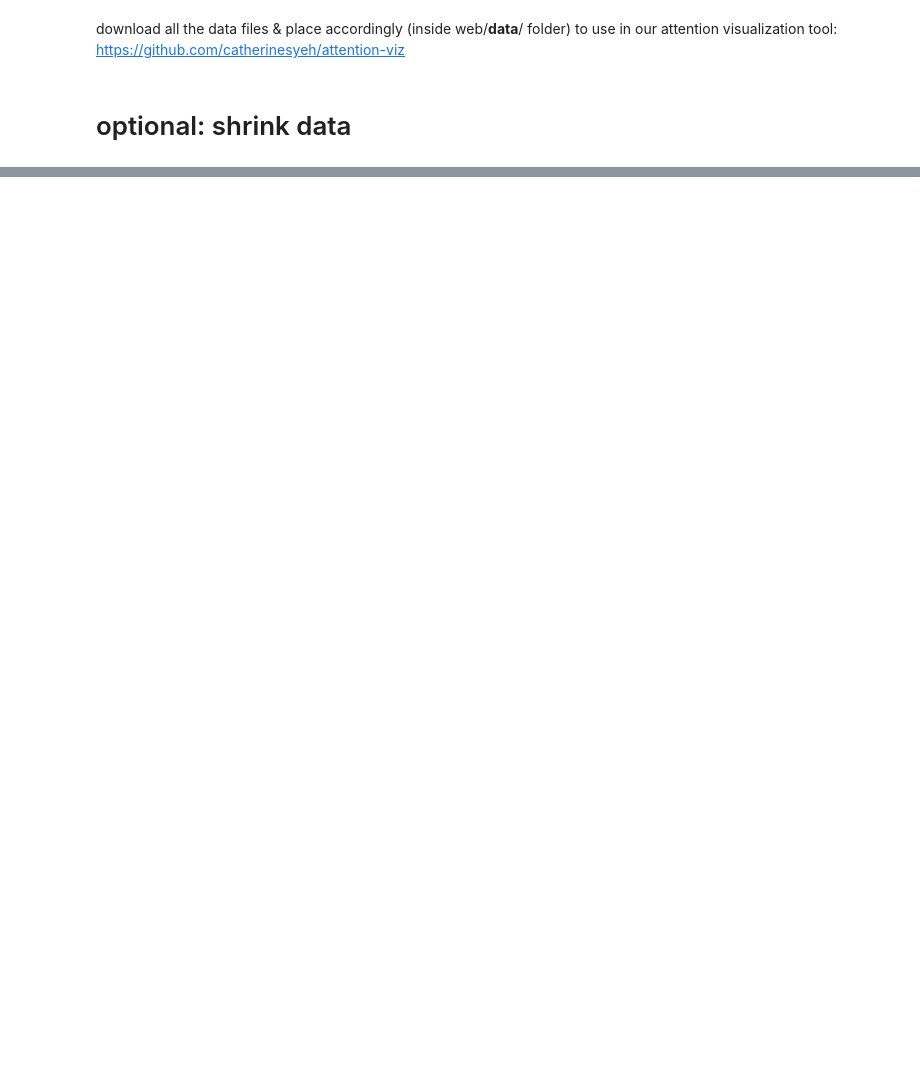
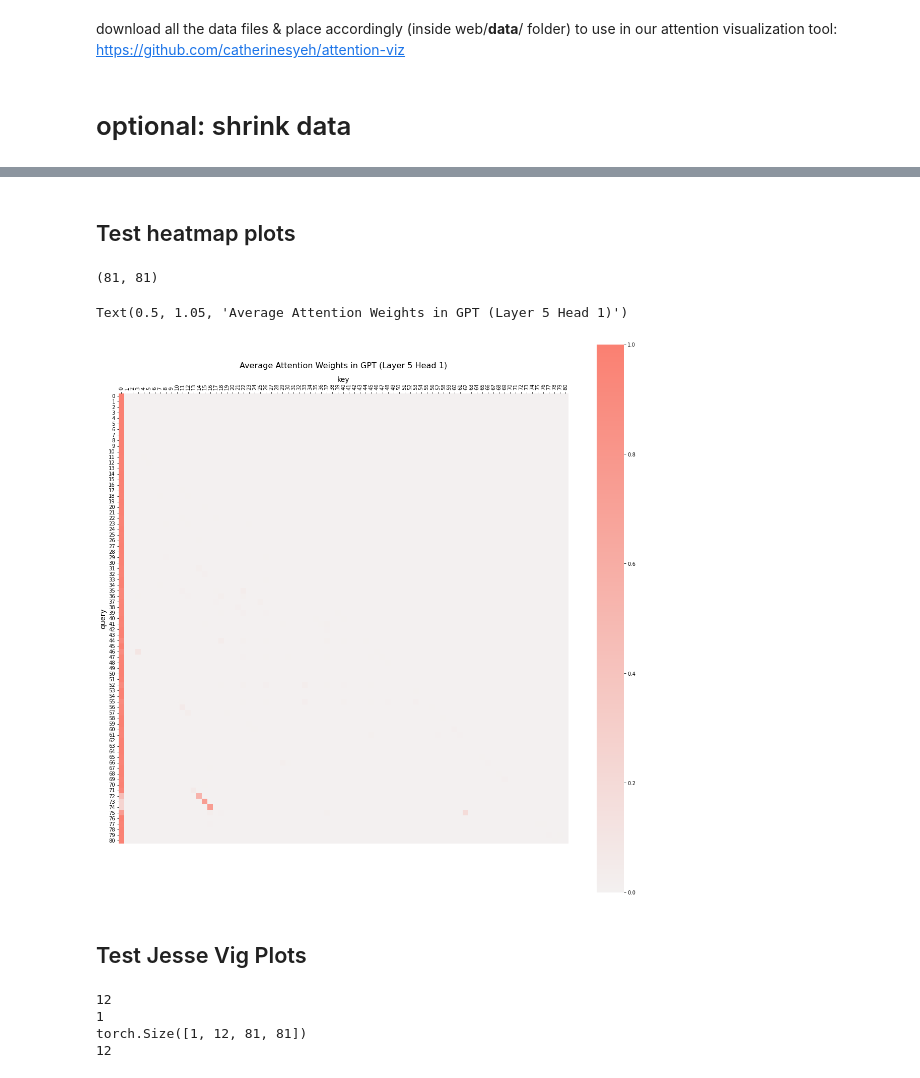
Before and after one commit to catherinesyeh/attention-exploration, a Jupyter notebook: generate_data.ipynb, the cells around one changed output, grey strips where cells are left out. Cells and saved outputs as stored; diff of their text form; code cells hidden in the pictures; blank space fills up the shorter version.

```diff
--- a/generate_data.ipynb
+++ b/generate_data.ipynb
@@ -684,0 +885,4 @@ for folder in [gpt_folder, bert_folder]:
+# %%
+# find max token position
+max_pos = max(positions)
+print(max_pos)
@@ -684,0 +919,16 @@ for folder in [gpt_folder, bert_folder]:
+# %%
+# aggregate attention info for each head
+for layer in range(num_layers):
+    for head in range(num_heads):
+        gpt_attn_dict = [[[] for i in range(max_pos + 1)] for j in range(max_pos + 1)]
+        lh_attn = attention[layer][head]
+        for query in range(token_cutoff):
+            tok_attn = lh_attn[query]
+            q = positions[query]
+            for k in range(len(tok_attn)):
+                pair_attn = tok_attn[k]
+                gpt_attn_dict[q][k].append(pair_attn)
+        attn_folder = bert_folder
+        if "gpt" in model_type:
+            attn_folder = gpt_folder
+        np.save(attn_folder + "layer{}_head{}.pkl".format(layer, head), gpt_attn_dict)
@@ -684,0 +965,8 @@ for folder in [gpt_folder, bert_folder]:
+# %%
+# finish aggregating attention (e.g., average + normalize)
+all_agg = []
+for layer in range(num_layers):
+    for head in range(num_heads):
+        agg = get_agg_attn(layer, head)
+        all_agg.append(agg.flatten())
+all_agg = np.asarray(all_agg)
@@ -684,0 +1014,2 @@ for folder in [gpt_folder, bert_folder]:
+# %% [markdown]
+## Test heatmap plots
@@ -684,0 +1019,20 @@ for folder in [gpt_folder, bert_folder]:
+# %%
+test = np.reshape(all_agg[61], (max_pos + 1, max_pos + 1))
+test.shape
+# %% [output]
+(81, 81)
+# %%
+fig, axs = plt.subplots(ncols=1)
+fig.set_size_inches(20, 20)
+sns.heatmap(test, square=True, cmap=sns.color_palette("light:salmon", as_cmap=True))
+axs.xaxis.tick_top()
+axs.set_xlabel('key', fontsize=14)
+axs.xaxis.set_label_position('top')
+plt.xticks(rotation = 90)
+axs.set_ylabel('query', fontsize=14)
+axs.set_title('Average Attention Weights in GPT (Layer 5 Head 1)', fontsize=16, y=1.05)
+# %% [output]
+Text(0.5, 1.05, 'Average Attention Weights in GPT (Layer 5 Head 1)')
+[figure, added]
+# %% [markdown]
+## Test Jesse Vig Plots
@@ -684,0 +1042,18 @@ for folder in [gpt_folder, bert_folder]:
+# %%
+# format info for jesse vig plots
+test12 = [[] for j in range(12)]
+for i in range(len(test12)):
+    empty = [test for i in range(12)]
+    test12[i].append(empty)
+    np_array = np.asarray(test12[i])
+    test12[i] = torch.tensor(np_array)
+
+print(len(test12))
+print(len(test12[0]))
+print(test12[0].shape)
+print(len(test12[0][0]))
+# %% [output]
+12
+1
+torch.Size([1, 12, 81, 81])
+12
```
Also changed, not shown: parts of 48 cells of this notebook, 1 other file.
